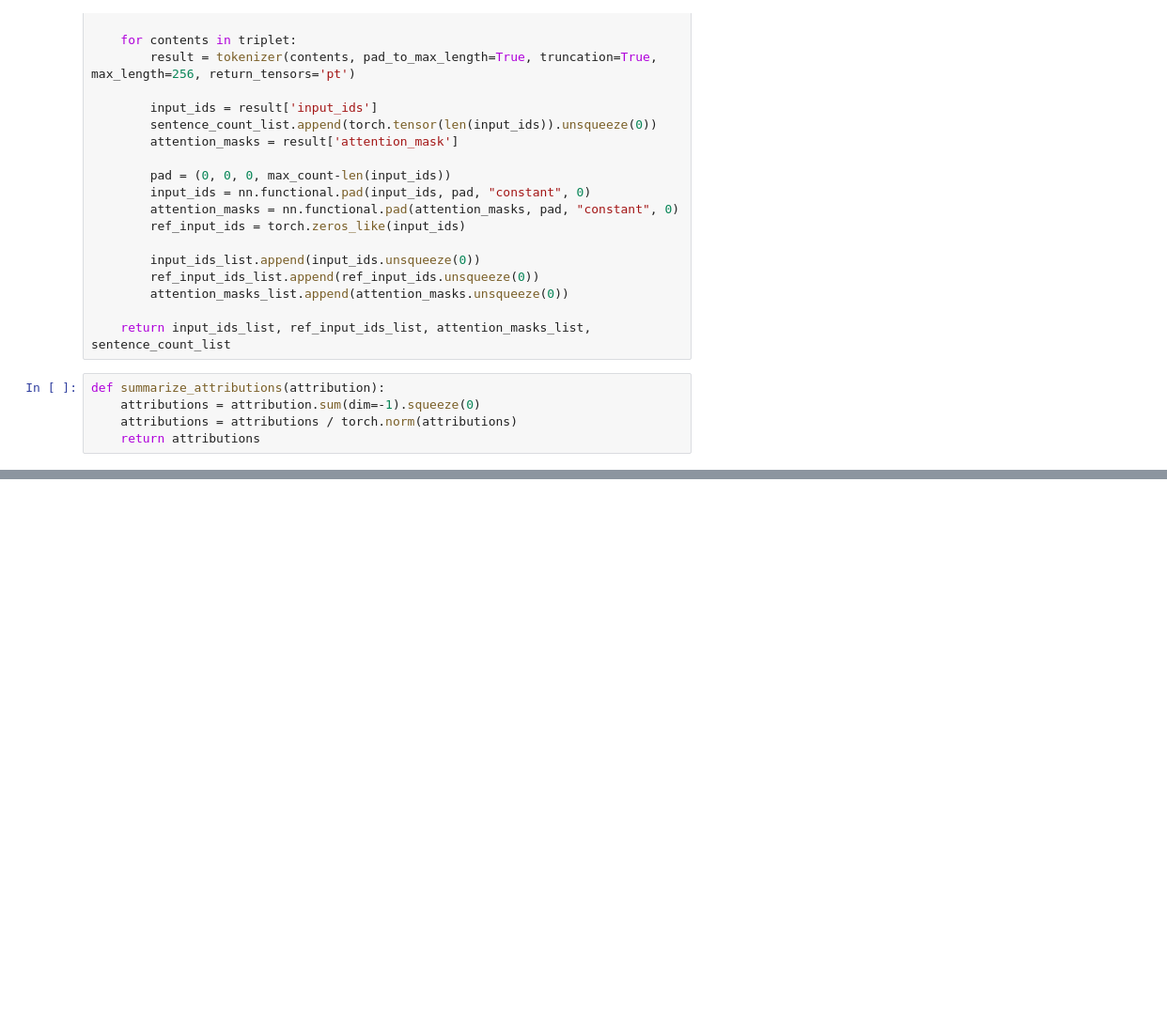
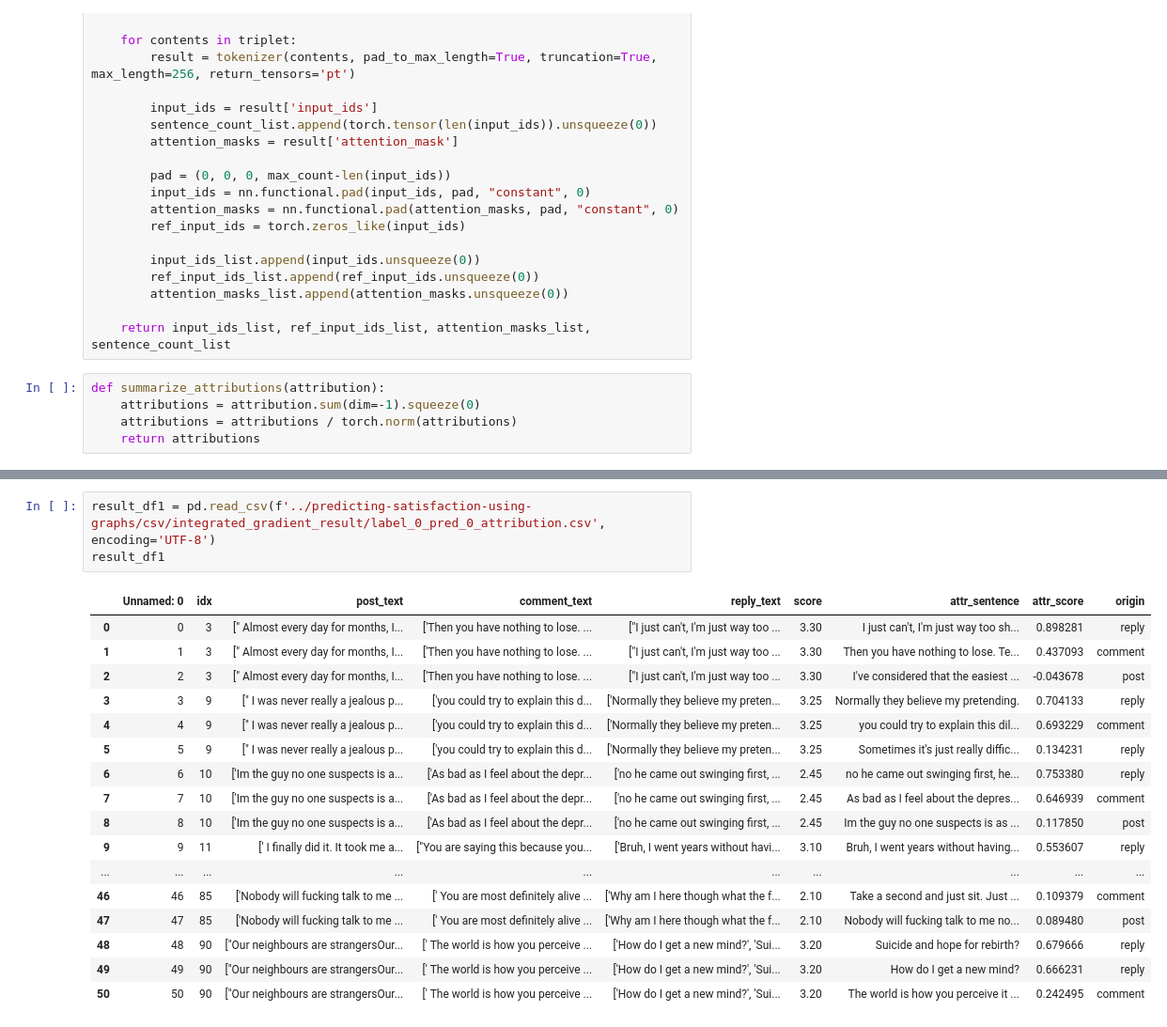
Before and after one commit to tr0up2r/satisfaction-classifier-with-xai, a Jupyter notebook: splitbert_integrated_gradient.ipynb, the cells around one changed output, grey strips where cells are left out. Shown at 94% size. Saved outputs shown, nothing was run; the diff lists cells and outputs as text; blank space fills up the shorter version.

Commit message:
Add basic statistical analysis of integrated gradient

```diff
--- a/splitbert_integrated_gradient.ipynb
+++ b/splitbert_integrated_gradient.ipynb
@@ -284,0 +389,21 @@ Legend: Negative Neutral Positive
+# %%
+result_df1 = pd.read_csv(f'../predicting-satisfaction-using-graphs/csv/integrated_gradient_result/label_0_pred_0_attribution.csv', encoding='UTF-8')
+result_df1
+# %% [output]
+|  | Unnamed: 0 | idx | post_text | comment_text | reply_text | score | attr_sentence | attr_score | origin |
+| 0 | 0 | 3 | [" Almost every day for months, I... | ['Then you have nothing to lose. ... | ["I just can't, I'm just way too ... | 3.30 | I just can't, I'm just way too sh... | 0.898281 | reply |
+| 1 | 1 | 3 | [" Almost every day for months, I... | ['Then you have nothing to lose. ... | ["I just can't, I'm just way too ... | 3.30 | Then you have nothing to lose. Te... | 0.437093 | comment |
+| 2 | 2 | 3 | [" Almost every day for months, I... | ['Then you have nothing to lose. ... | ["I just can't, I'm just way too ... | 3.30 | I've considered that the easiest ... | -0.043678 | post |
+| 3 | 3 | 9 | [" I was never really a jealous p... | ['you could try to explain this d... | ['Normally they believe my preten... | 3.25 | Normally they believe my pretending. | 0.704133 | reply |
+| 4 | 4 | 9 | [" I was never really a jealous p... | ['you could try to explain this d... | ['Normally they believe my preten... | 3.25 | you could try to explain this dil... | 0.693229 | comment |
+| 5 | 5 | 9 | [" I was never really a jealous p... | ['you could try to explain this d... | ['Normally they believe my preten... | 3.25 | Sometimes it's just really diffic... | 0.134231 | reply |
+| 6 | 6 | 10 | ['Im the guy no one suspects is a... | ['As bad as I feel about the depr... | ['no he came out swinging first, ... | 2.45 | no he came out swinging first, he... | 0.753380 | reply |
+| 7 | 7 | 10 | ['Im the guy no one suspects is a... | ['As bad as I feel about the depr... | ['no he came out swinging first, ... | 2.45 | As bad as I feel about the depres... | 0.646939 | comment |
+| 8 | 8 | 10 | ['Im the guy no one suspects is a... | ['As bad as I feel about the depr... | ['no he came out swinging first, ... | 2.45 | Im the guy no one suspects is as ... | 0.117850 | post |
+| 9 | 9 | 11 | [' I finally did it. It took me a... | ["You are saying this because you... | ['Bruh, I went years without havi... | 3.10 | Bruh, I went years without having... | 0.553607 | reply |
+| ... | ... | ... | ... | ... | ... | ... | ... | ... | ... |
+| 46 | 46 | 85 | ['Nobody will fucking talk to me ... | [' You are most definitely alive ... | ['Why am I here though what the f... | 2.10 | Take a second and just sit. Just ... | 0.109379 | comment |
+| 47 | 47 | 85 | ['Nobody will fucking talk to me ... | [' You are most definitely alive ... | ['Why am I here though what the f... | 2.10 | Nobody will fucking talk to me no... | 0.089480 | post |
+| 48 | 48 | 90 | ["Our neighbours are strangersOur... | [' The world is how you perceive ... | ['How do I get a new mind?', 'Sui... | 3.20 | Suicide and hope for rebirth? | 0.679666 | reply |
+| 49 | 49 | 90 | ["Our neighbours are strangersOur... | [' The world is how you perceive ... | ['How do I get a new mind?', 'Sui... | 3.20 | How do I get a new mind? | 0.666231 | reply |
+| 50 | 50 | 90 | ["Our neighbours are strangersOur... | [' The world is how you perceive ... | ['How do I get a new mind?', 'Sui... | 3.20 | The world is how you perceive it ... | 0.242495 | comment |
```
Also changed, not shown: parts of 21 cells of this notebook.
